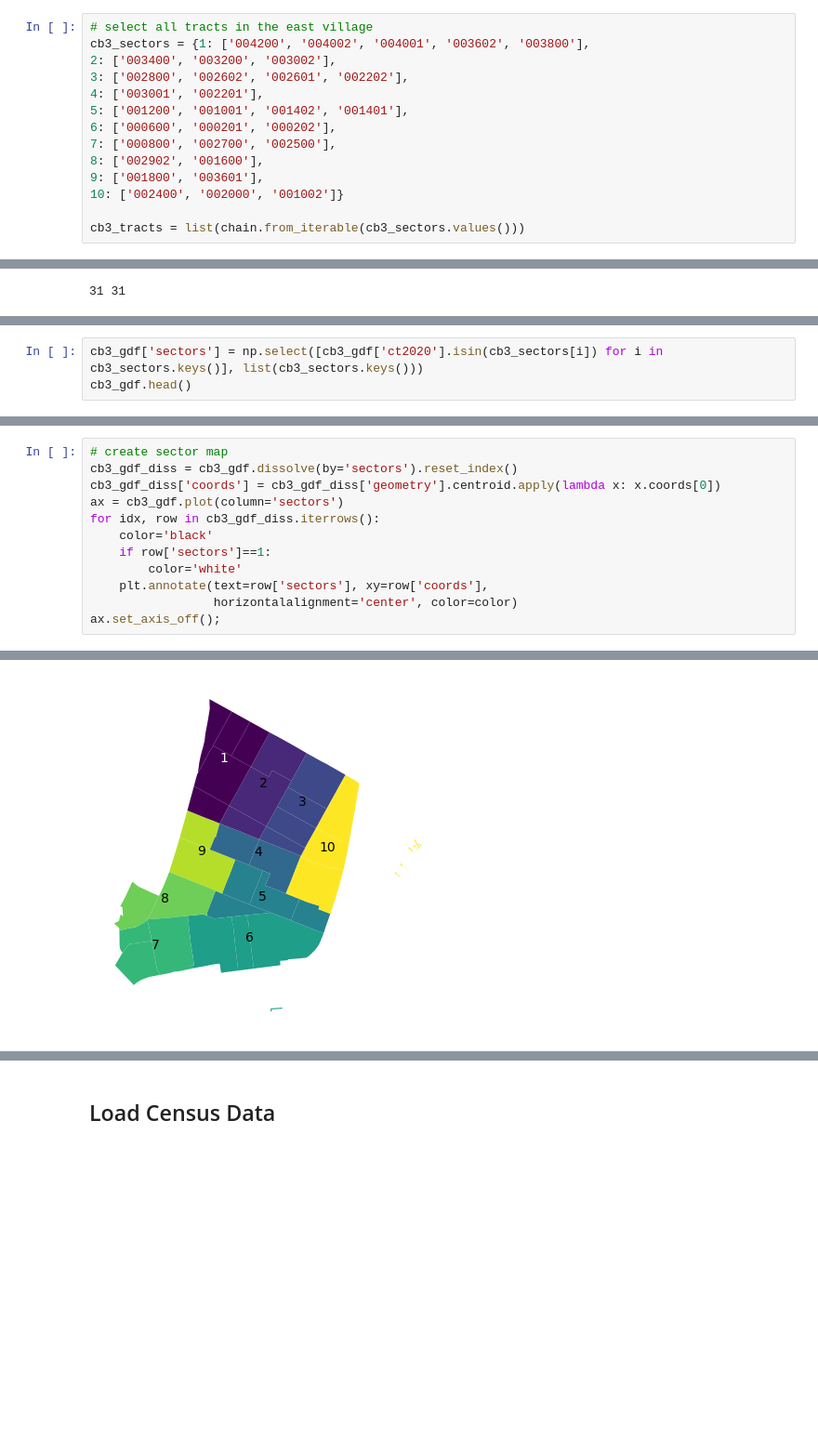
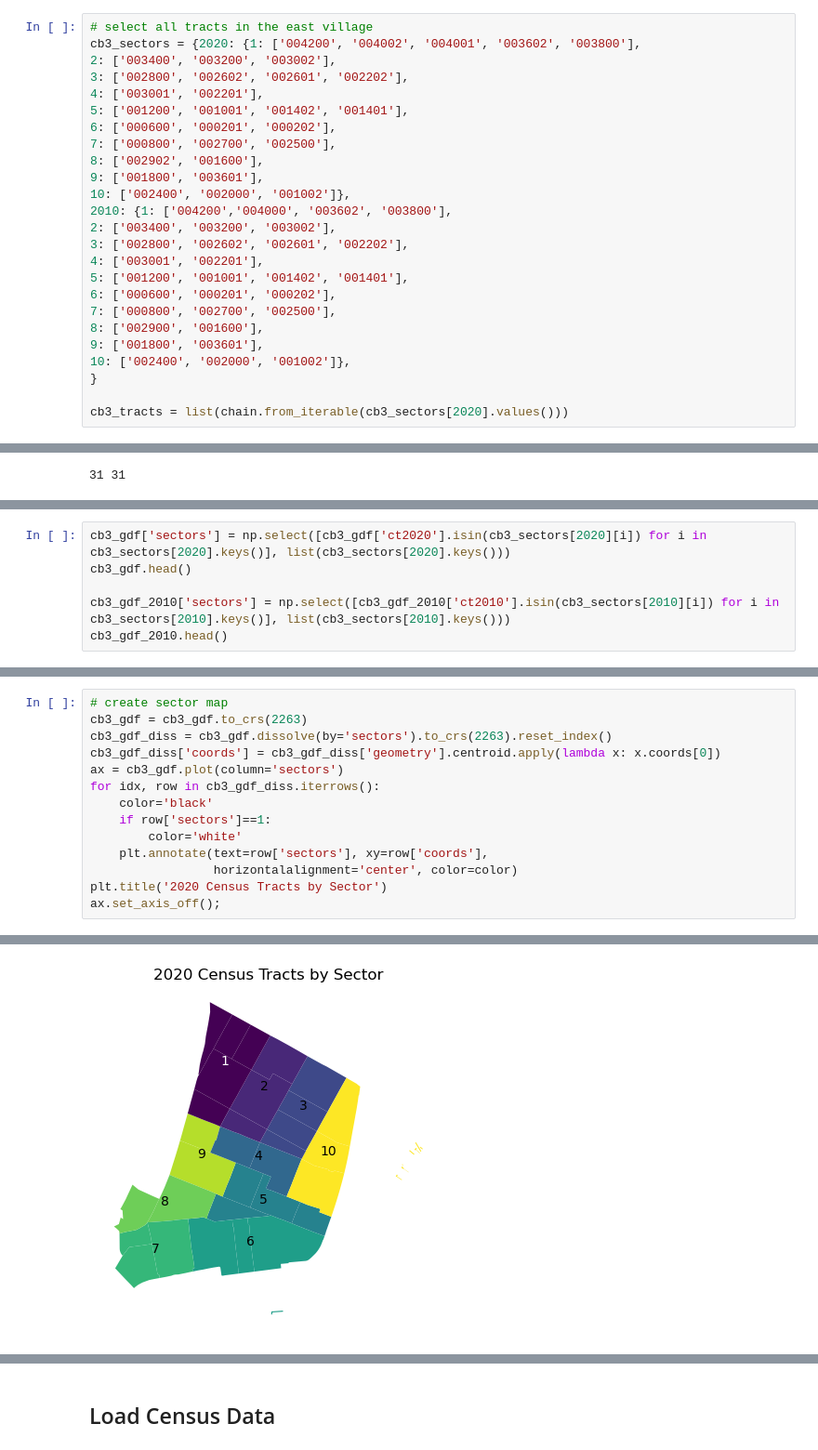
Before and after one commit to jennahgosciak/cb3-census-data, a Jupyter notebook: 00_load_census_data.ipynb, the cells around one changed output, grey strips where cells are left out. Shown: that part at 93% size. Drawn from its saved outputs; the diff is of its cells as text; blank space fills up the shorter version.

```diff
--- a/00_load_census_data.ipynb
+++ b/00_load_census_data.ipynb
@@ -25,6 +41,6 @@ nyc_tracts.head()
 # %%
 # select all tracts in the east village
-cb3_sectors = {1: ['004200', '004002', '004001', '003602', '003800'],
+cb3_sectors = {2020: {1: ['004200', '004002', '004001', '003602', '003800'],
 2: ['003400', '003200', '003002'],
 3: ['002800', '002602', '002601', '002202'],
 4: ['003001', '002201'],
@@ -33,6 +49,17 @@ cb3_sectors = {1: ['004200', '004002', '004001', '003602', '003800'],
 7: ['000800', '002700', '002500'],
 8: ['002902', '001600'],
 9: ['001800', '003601'],
-10: ['002400', '002000', '001002']}
+10: ['002400', '002000', '001002']},
+2010: {1: ['004200','004000', '003602', '003800'],
+2: ['003400', '003200', '003002'],
+3: ['002800', '002602', '002601', '002202'],
+4: ['003001', '002201'],
+5: ['001200', '001001', '001402', '001401'],
+6: ['000600', '000201', '000202'],
+7: ['000800', '002700', '002500'],
+8: ['002900', '001600'],
+9: ['001800', '003601'],
+10: ['002400', '002000', '001002']},
+}
 
-cb3_tracts = list(chain.from_iterable(cb3_sectors.values()))
+cb3_tracts = list(chain.from_iterable(cb3_sectors[2020].values()))
@@ -45,4 +99,7 @@ print(cb3_gdf.shape[0], len(cb3_tracts))
 # %%
-cb3_gdf['sectors'] = np.select([cb3_gdf['ct2020'].isin(cb3_sectors[i]) for i in cb3_sectors.keys()], list(cb3_sectors.keys()))
+cb3_gdf['sectors'] = np.select([cb3_gdf['ct2020'].isin(cb3_sectors[2020][i]) for i in cb3_sectors[2020].keys()], list(cb3_sectors[2020].keys()))
 cb3_gdf.head()
+
+cb3_gdf_2010['sectors'] = np.select([cb3_gdf_2010['ct2010'].isin(cb3_sectors[2010][i]) for i in cb3_sectors[2010].keys()], list(cb3_sectors[2010].keys()))
+cb3_gdf_2010.head()
 # %% [output]
@@ -76,6 +117,7 @@ dtype: object
 # %%
 # create sector map
-cb3_gdf_diss = cb3_gdf.dissolve(by='sectors').reset_index()
+cb3_gdf = cb3_gdf.to_crs(2263)
+cb3_gdf_diss = cb3_gdf.dissolve(by='sectors').to_crs(2263).reset_index()
 cb3_gdf_diss['coords'] = cb3_gdf_diss['geometry'].centroid.apply(lambda x: x.coords[0])
 ax = cb3_gdf.plot(column='sectors')
 for idx, row in cb3_gdf_diss.iterrows():
@@ -84,5 +126,6 @@ for idx, row in cb3_gdf_diss.iterrows():
         color='white'
     plt.annotate(text=row['sectors'], xy=row['coords'],
                  horizontalalignment='center', color=color)
+plt.title('2020 Census Tracts by Sector')
 ax.set_axis_off();
 # %% [output]
@@ -90 +132 @@ ax.set_axis_off();
-[figure, old version]
+[figure, new version]
```
Also changed, not shown: parts of 38 cells of this notebook.
